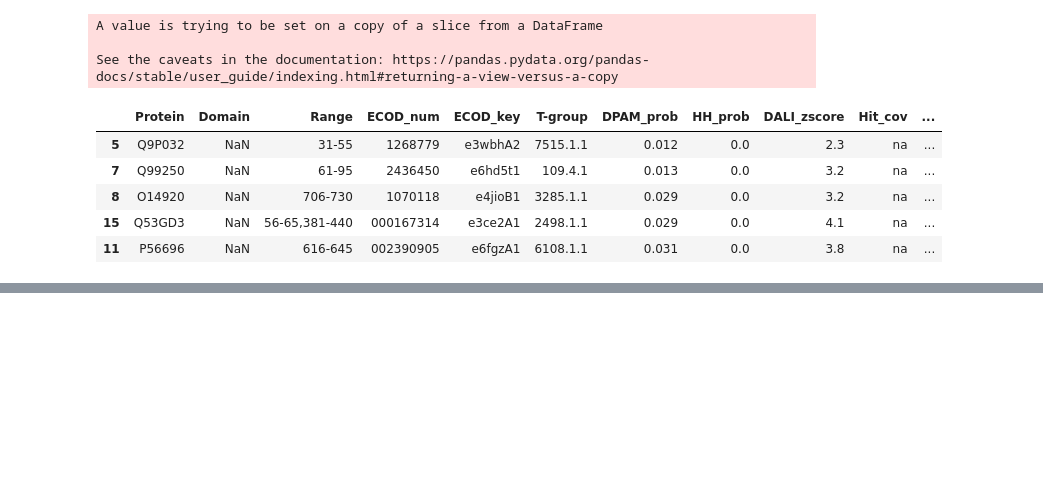
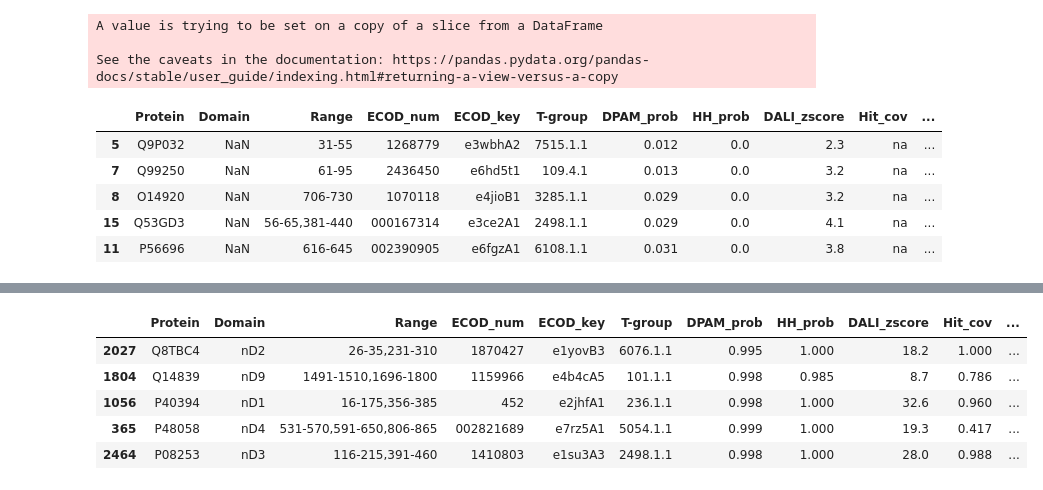
Before and after one commit to meng-yx/DPAM, a Jupyter notebook: notebooks/pacini_DPAM-AI.ipynb, the cells around one changed output, grey strips where cells are left out. Cells and saved outputs as stored; diff of their text form; code cells hidden in the pictures; blank space fills up the shorter version.

```diff
--- a/notebooks/pacini_DPAM-AI.ipynb
+++ b/notebooks/pacini_DPAM-AI.ipynb
@@ -360,0 +552,9 @@ See the caveats in the documentation: https://pandas.pydata.org/pandas-docs/stab
+# %%
+df_domains[(df_domains['gap_length'] < 200) & (df_domains['domain_length_gap'] < 200)].head()
+# %% [output]
+|  | Protein | Domain | Range | ECOD_num | ECOD_key | T-group | DPAM_prob | HH_prob | DALI_zscore | Hit_cov | ... |
+| 2027 | Q8TBC4 | nD2 | 26-35,231-310 | 1870427 | e1yovB3 | 6076.1.1 | 0.995 | 1.000 | 18.2 | 1.000 | ... |
+| 1804 | Q14839 | nD9 | 1491-1510,1696-1800 | 1159966 | e4b4cA5 | 101.1.1 | 0.998 | 0.985 | 8.7 | 0.786 | ... |
+| 1056 | P40394 | nD1 | 16-175,356-385 | 452 | e2jhfA1 | 236.1.1 | 0.998 | 1.000 | 32.6 | 0.960 | ... |
+| 365 | P48058 | nD4 | 531-570,591-650,806-865 | 002821689 | e7rz5A1 | 5054.1.1 | 0.999 | 1.000 | 19.3 | 0.417 | ... |
+| 2464 | P08253 | nD3 | 116-215,391-460 | 1410803 | e1su3A3 | 2498.1.1 | 0.998 | 1.000 | 28.0 | 0.988 | ... |
```
Also changed, not shown: parts of 14 cells of this notebook.
